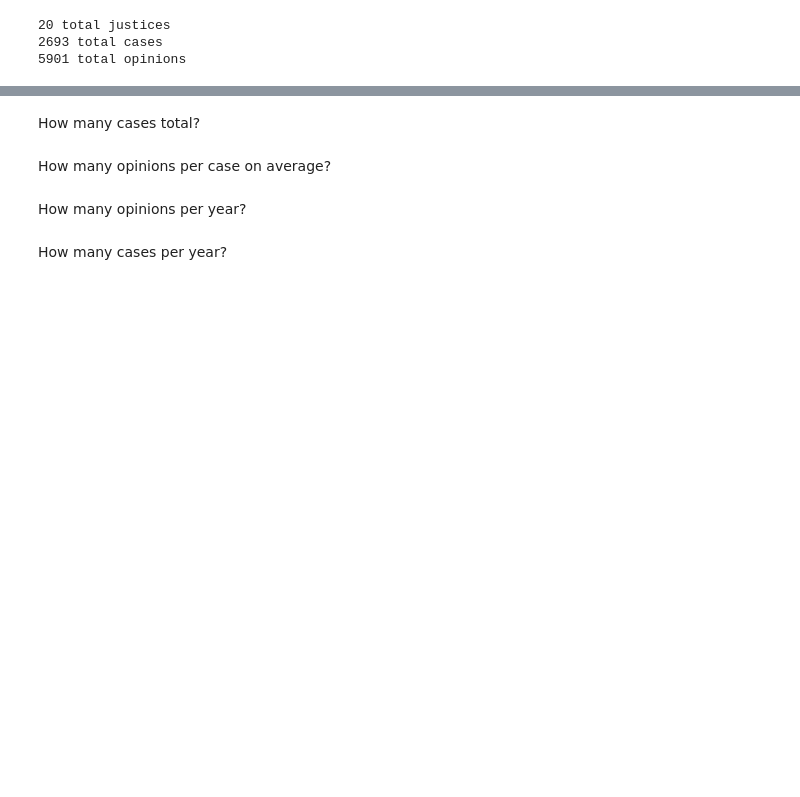
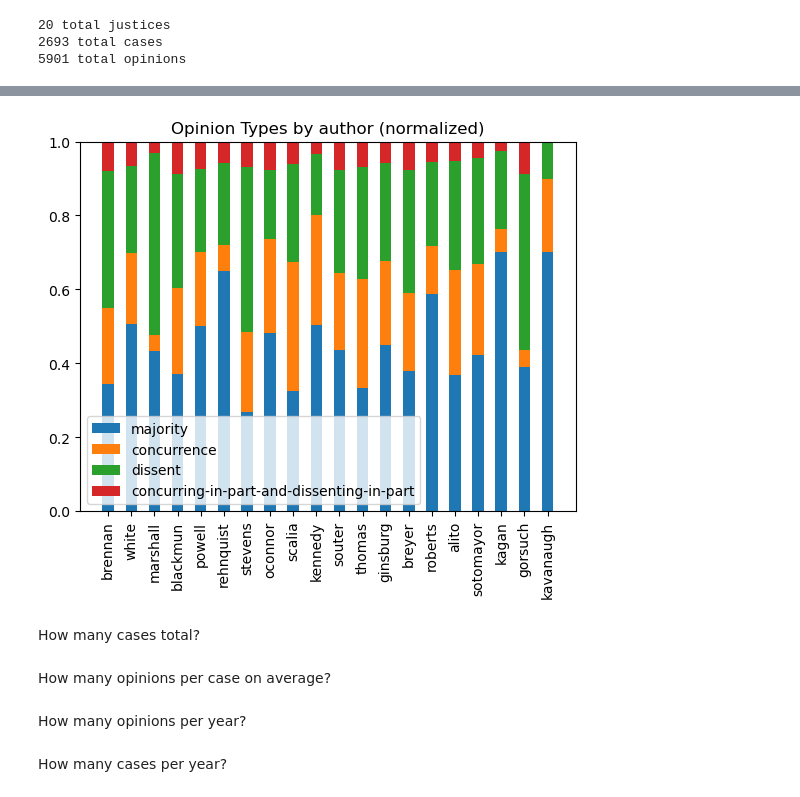
Before and after one commit to mkranzlein/scotus-metalang, a Jupyter notebook: scripts/notebooks/summary_stats.ipynb, the cells around one changed output, grey strips where cells are left out. Saved outputs shown, nothing was run; the diff lists cells and outputs as text; code cells hidden in the pictures; blank space fills up the shorter version.

```diff
--- a/scripts/notebooks/summary_stats.ipynb
+++ b/scripts/notebooks/summary_stats.ipynb
@@ -80,3 +171,25 @@ plt.show()
+# %%
+width = .5
+bottom = np.zeros(len(authors.ORDERED_JUSTICES))
+auths = list(authors.ORDERED_JUSTICES.keys())
+
+for category in ["majority", "concurrence", "dissent", "concurring-in-part-and-dissenting-in-part"]:
+    totals = [sum(opinion_types_by_author[author].values()) for author in authors.ORDERED_JUSTICES]
+    vals = [opinion_types_by_author[author].get(category, 0) for author in authors.ORDERED_JUSTICES]
+    ratios = [(v / t) for v, t in zip(vals, totals)]
+    plt.bar(auths, ratios, width = .5, label=category,
+            bottom=bottom)
+    bottom += ratios
+
+plt.xticks(rotation=90)
+
+plt.legend()
+plt.ylim(0, 1)
+plt.title("Opinion Types by author (normalized)")
+plt.savefig("figures/opinion_types_by_author_normalized.pdf")
+plt.show()
+# %% [output]
+[figure, added]
 # %%
 # Tokens per opinion
 # Number of opinions
```
Also changed, not shown: parts of 17 cells of this notebook, 1 other file.
